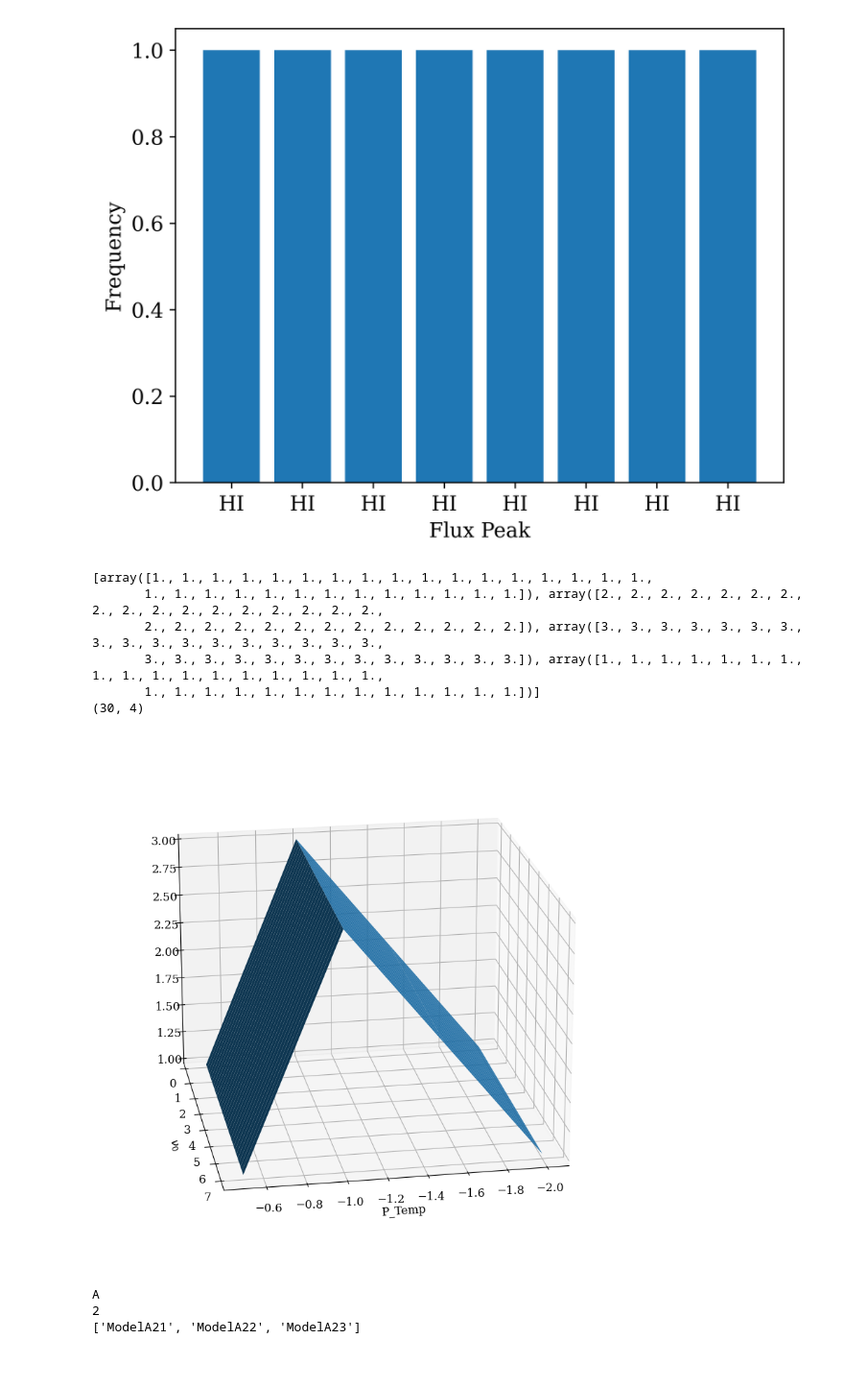
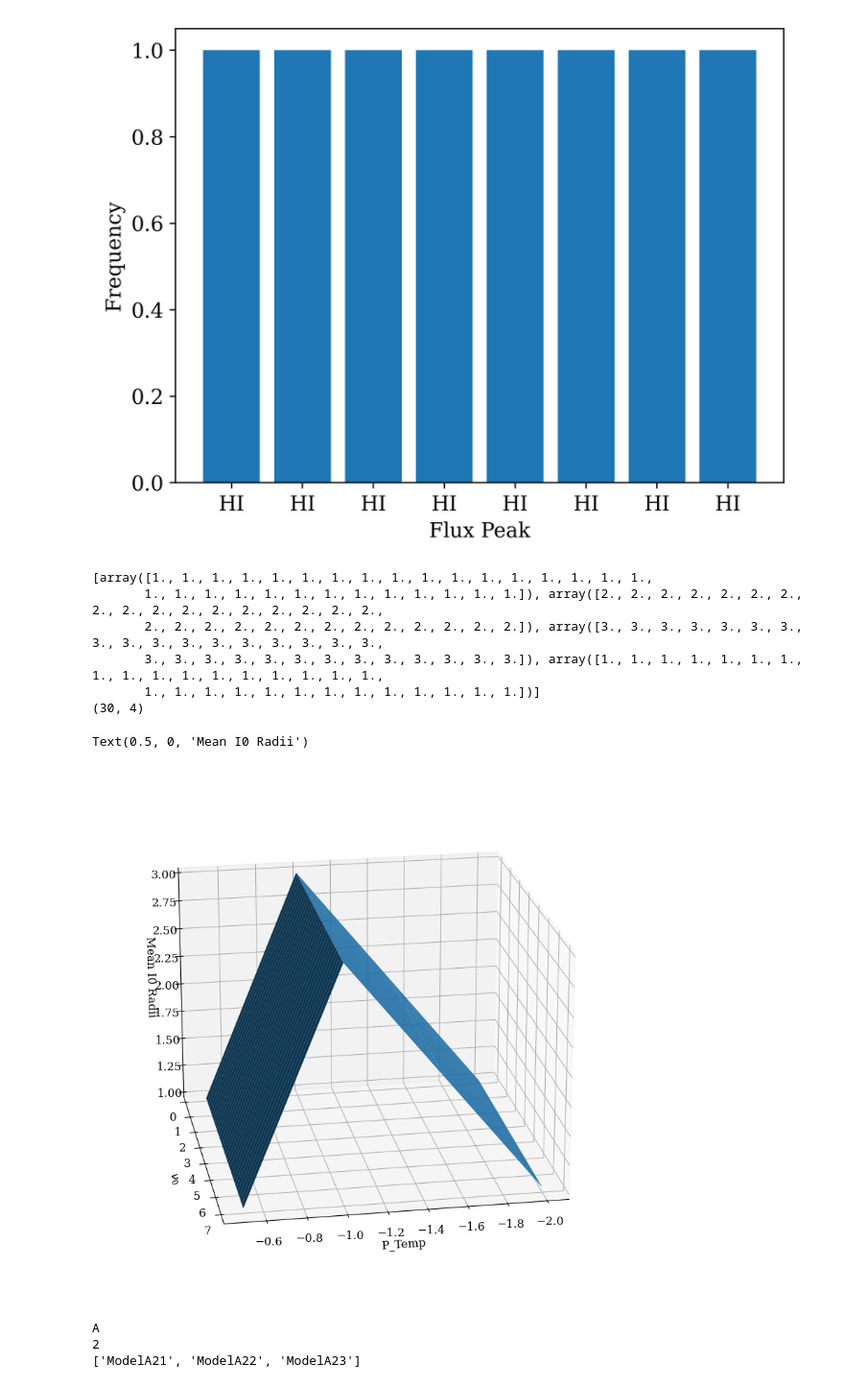
Before and after one commit to TejahniDesire/aart_tdwork, a Jupyter notebook: jpgrounds2.ipynb, the cells around one changed output. Shown: that part at 96% size. Cells and saved outputs as stored; diff of their text form; code cells hidden in the pictures.

```diff
--- a/jpgrounds2.ipynb
+++ b/jpgrounds2.ipynb
@@ -56,35 +56,38 @@ Text(0, 0.5, 'Frequency')
 # %%
 x = [-2,-1.5,-1,-0.5] # p_temp
 y = np.linspace(10 * 10 ** 9, 700 *10 **9,30) # nu
 
 test1 = np.ones(30)
 test2 = np.ones(30) * 2
 test3 = np.ones(30) * 3
 test4 = np.ones(30) * 1
 
 X,Y = np.meshgrid(x,y)
 print([test1,test2,test3,test4])
 Z = np.array([test1,test2,test3,test4]).T
 Z.shape # shape = [len(y),len(x)]
 print(X.shape)
 fig, ax = plt.subplots(figsize=[10,10],subplot_kw={"projection": "3d"})
 ax.plot_surface(X,Y,Z)
+
+ax.view_init(20, 80)
 ax.set_xlabel("P_Temp")
 ax.set_ylabel(R"$\nu_0$")
-ax.view_init(20, 80)
+ax.set_zlabel("Mean I0 Radii", rotation=90)
 # ax.set_xscale('log')
 # ax.set_yscale('log')
 # ax.yaxis.set_scale('log')
 #
 # ax.set_xlim([np.min(X) * 1/10,np.max(X) * 10])
 # %% [output]
 [array([1., 1., 1., 1., 1., 1., 1., 1., 1., 1., 1., 1., 1., 1., 1., 1., 1.,
        1., 1., 1., 1., 1., 1., 1., 1., 1., 1., 1., 1., 1.]), array([2., 2., 2., 2., 2., 2., 2., 2., 2., 2., 2., 2., 2., 2., 2., 2., 2.,
        2., 2., 2., 2., 2., 2., 2., 2., 2., 2., 2., 2., 2.]), array([3., 3., 3., 3., 3., 3., 3., 3., 3., 3., 3., 3., 3., 3., 3., 3., 3.,
        3., 3., 3., 3., 3., 3., 3., 3., 3., 3., 3., 3., 3.]), array([1., 1., 1., 1., 1., 1., 1., 1., 1., 1., 1., 1., 1., 1., 1., 1., 1.,
        1., 1., 1., 1., 1., 1., 1., 1., 1., 1., 1., 1., 1.])]
 (30, 4)
+Text(0.5, 0, 'Mean I0 Radii')
-[figure, old version]
+[figure, new version]
 # %%
 t = "ModelA21"
 print(t[len(t)-3])
```
Also changed, not shown: 2 other files.
